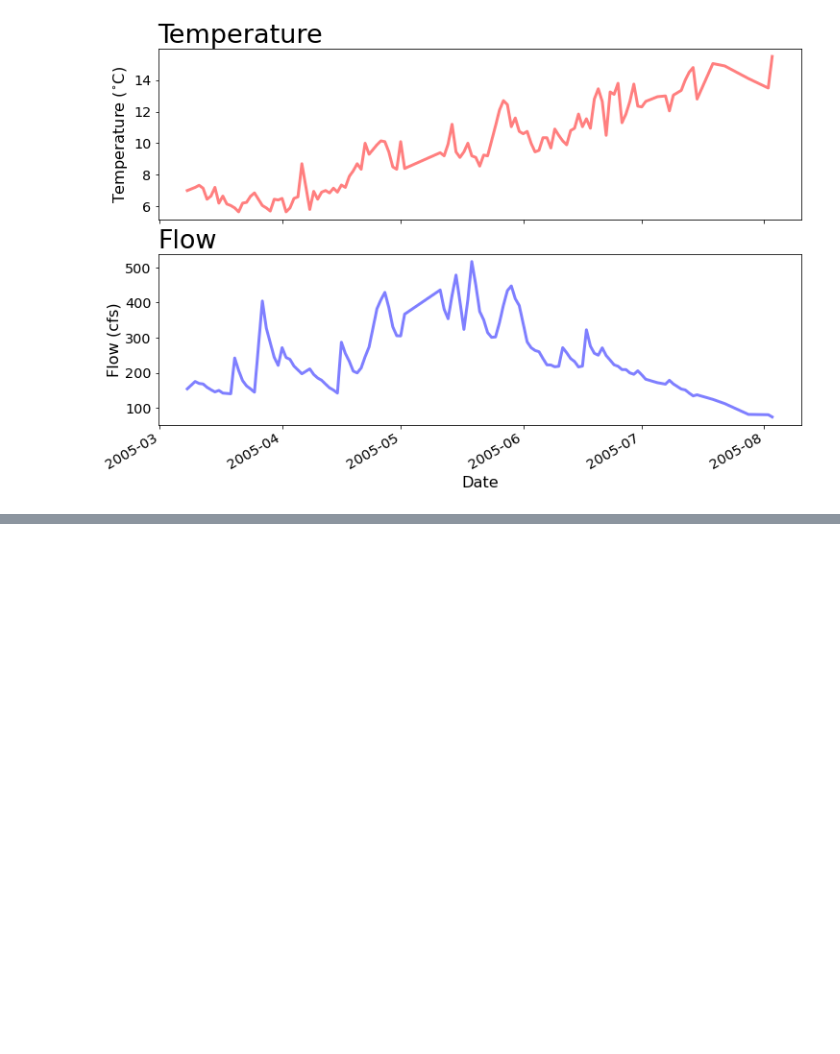
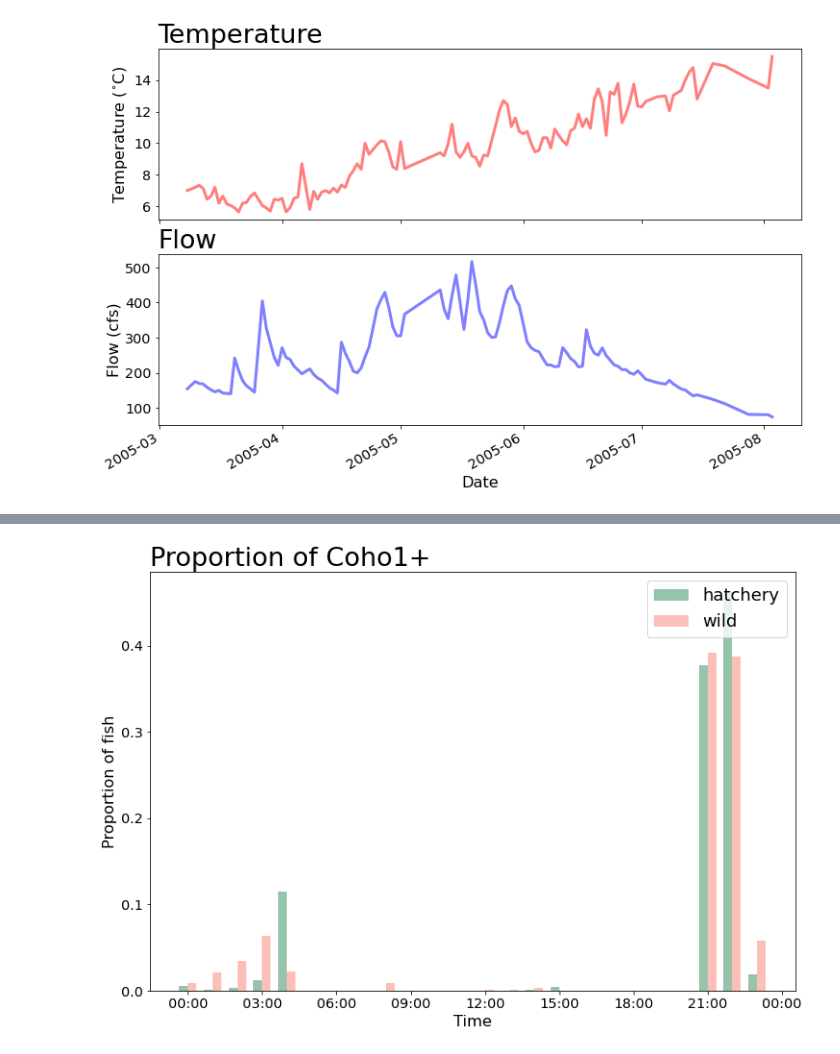
Before and after one commit to maria-kuruvilla/pied_piper, a Jupyter notebook: dungeness_2005-2014.ipynb, the cells around one changed output, grey strips where cells are left out. Saved outputs shown, nothing was run; the diff lists cells and outputs as text; code cells hidden in the pictures; blank space fills up the shorter version.

```diff
--- a/dungeness_2005-2014.ipynb
+++ b/dungeness_2005-2014.ipynb
@@ -366,0 +546,5 @@ df_2005_temp_flow.to_csv("C:/Users/maria/OneDrive/Documents/data/pied_piper/2005
+# %%
+#coho1
+fish_count_by_hour("Coho","1")
+# %% [output]
+[figure, added]
```
Also changed, not shown: parts of 6 cells of this notebook, 8 other files.
